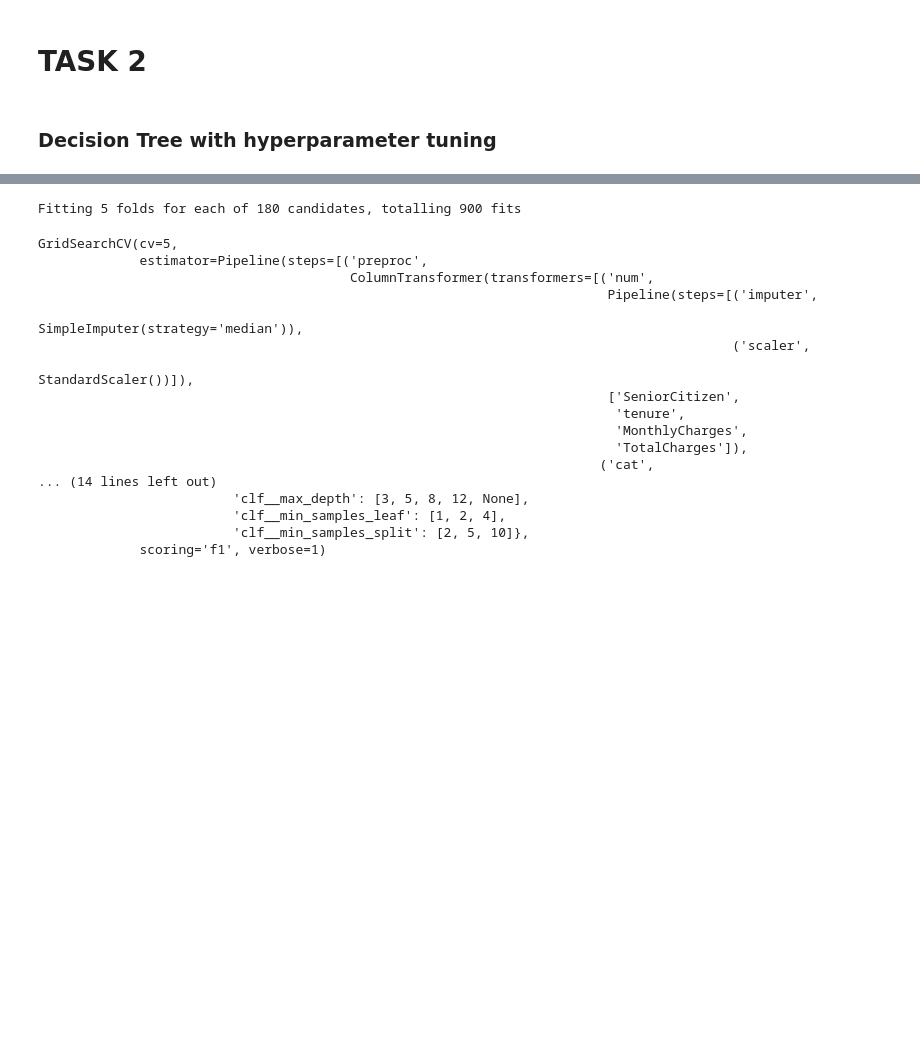
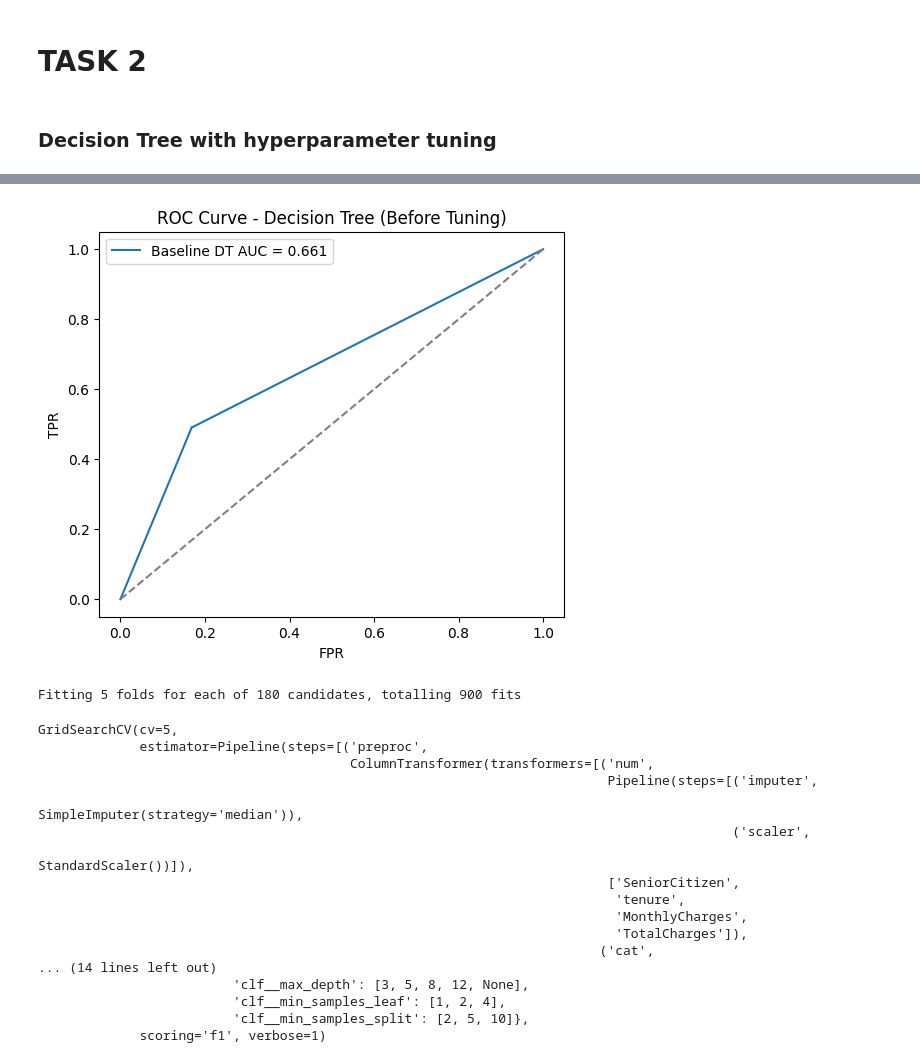
Before and after one commit to meleeshagamage/CourseWork_ML, a Jupyter notebook: ML_CW.ipynb, the cells around one changed output, grey strips where cells are left out. Cells and saved outputs as stored; diff of their text form; code cells hidden in the pictures; blank space fills up the shorter version.

```diff
--- a/ML_CW.ipynb
+++ b/ML_CW.ipynb
@@ -266,3 +305,16 @@ dt_pipeline = Pipeline(steps=[
+# %%
+fpr_base, tpr_base, _ = roc_curve(y_test, y_proba_default )
+auc_base = auc(fpr_base, tpr_base)
+plt.figure(figsize=(6, 5))
+plt.plot(fpr_base, tpr_base, label=f"Baseline DT AUC = {auc_base:.3f}")
+plt.plot([0, 1], [0, 1], "--", color="gray")
+plt.title("ROC Curve - Decision Tree (Before Tuning)")
+plt.xlabel("FPR")
+plt.ylabel("TPR")
+plt.legend()
+plt.show()
+# %% [output]
+[figure, added]
 # %%
 # Tunes the decision‑tree pipeline’s hyperparameters
 
```
Also changed, not shown: parts of 27 cells of this notebook.
